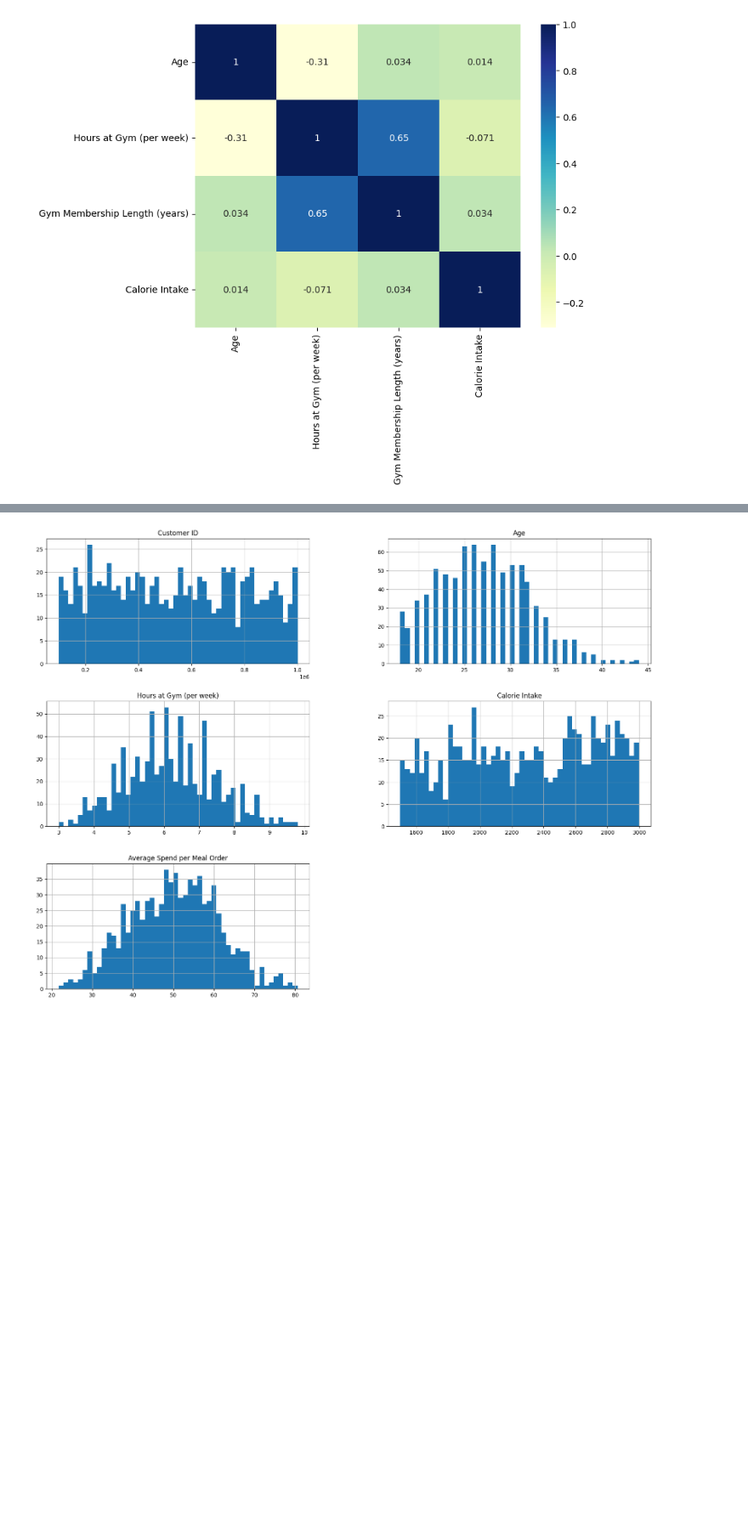
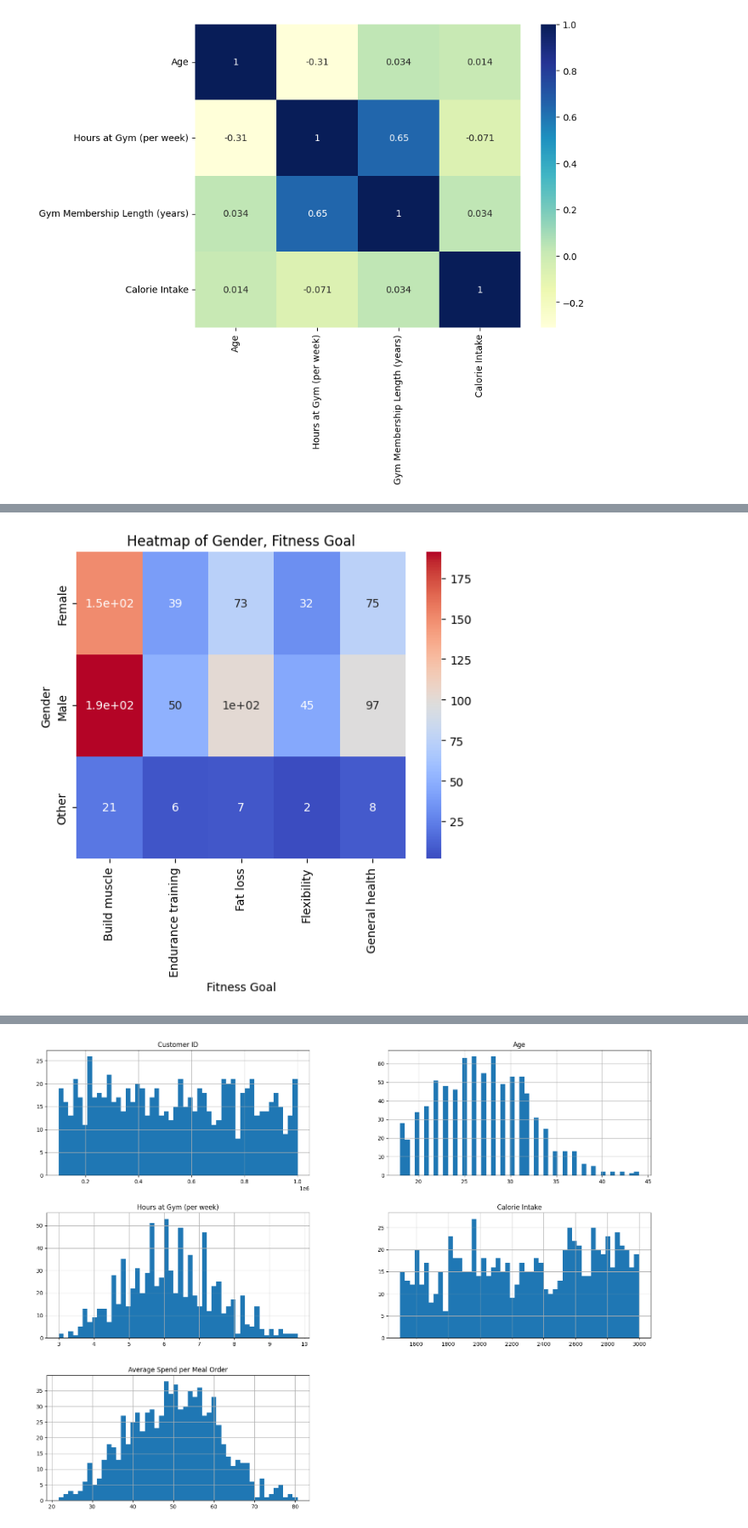
Before and after one commit to svnxxa/BOLT-First-Byte-Datathon, a Jupyter notebook: EDA.ipynb, the cells around one changed output, grey strips where cells are left out. Shown at 85% size. Cells and saved outputs as stored; diff of their text form; code cells hidden in the pictures; blank space fills up the shorter version.

```diff
--- a/EDA.ipynb
+++ b/EDA.ipynb
@@ -331,0 +336,8 @@ plt.show
+# %%
+ct = pd.crosstab([fitness['Gender']], fitness['Fitness Goal'])
+
+sns.heatmap(ct, annot=True, cmap='coolwarm')
+plt.title('Heatmap of Gender, Fitness Goal')
+plt.show()
+# %% [output]
+[figure, added]
```
Also changed, not shown: parts of 14 cells of this notebook.
